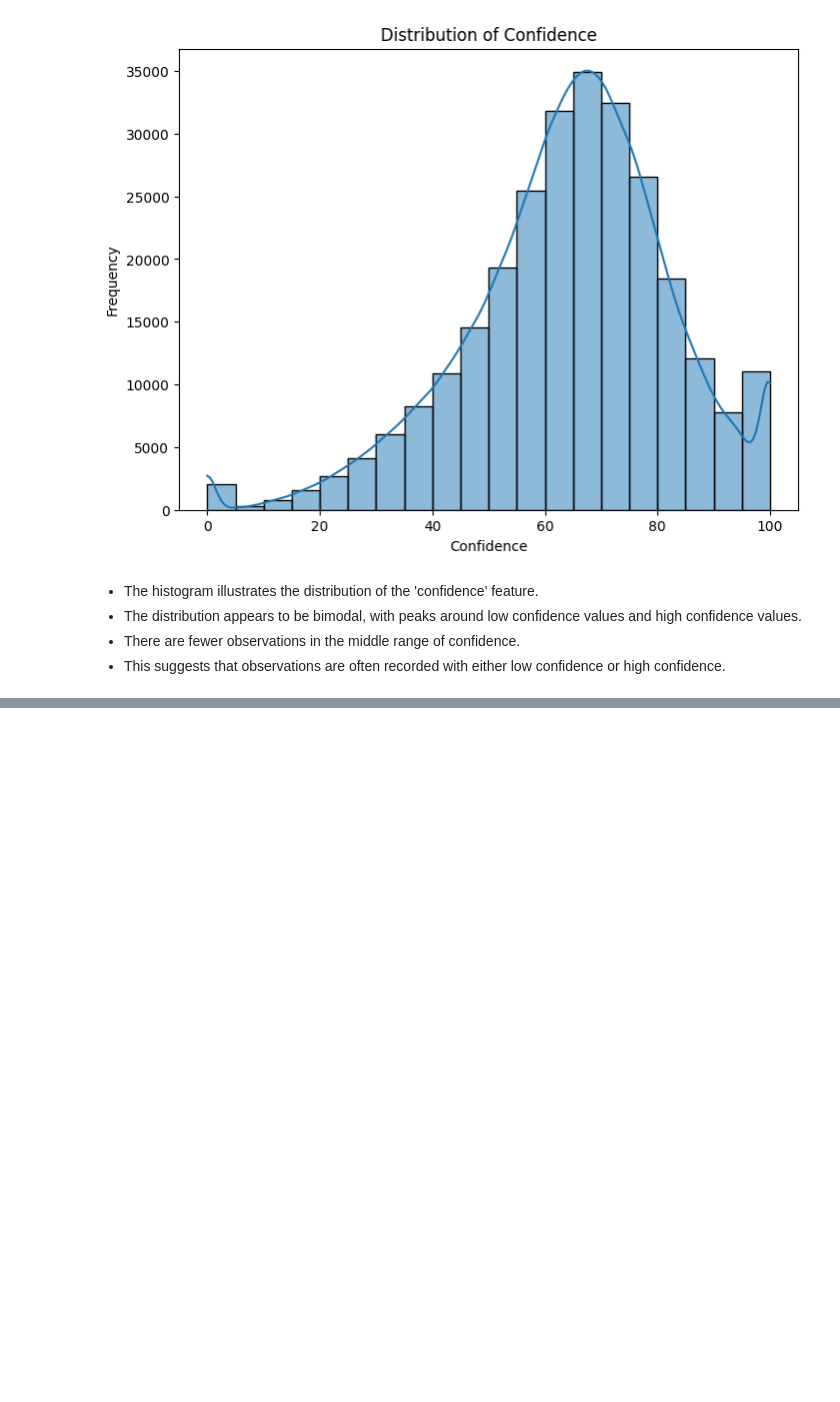
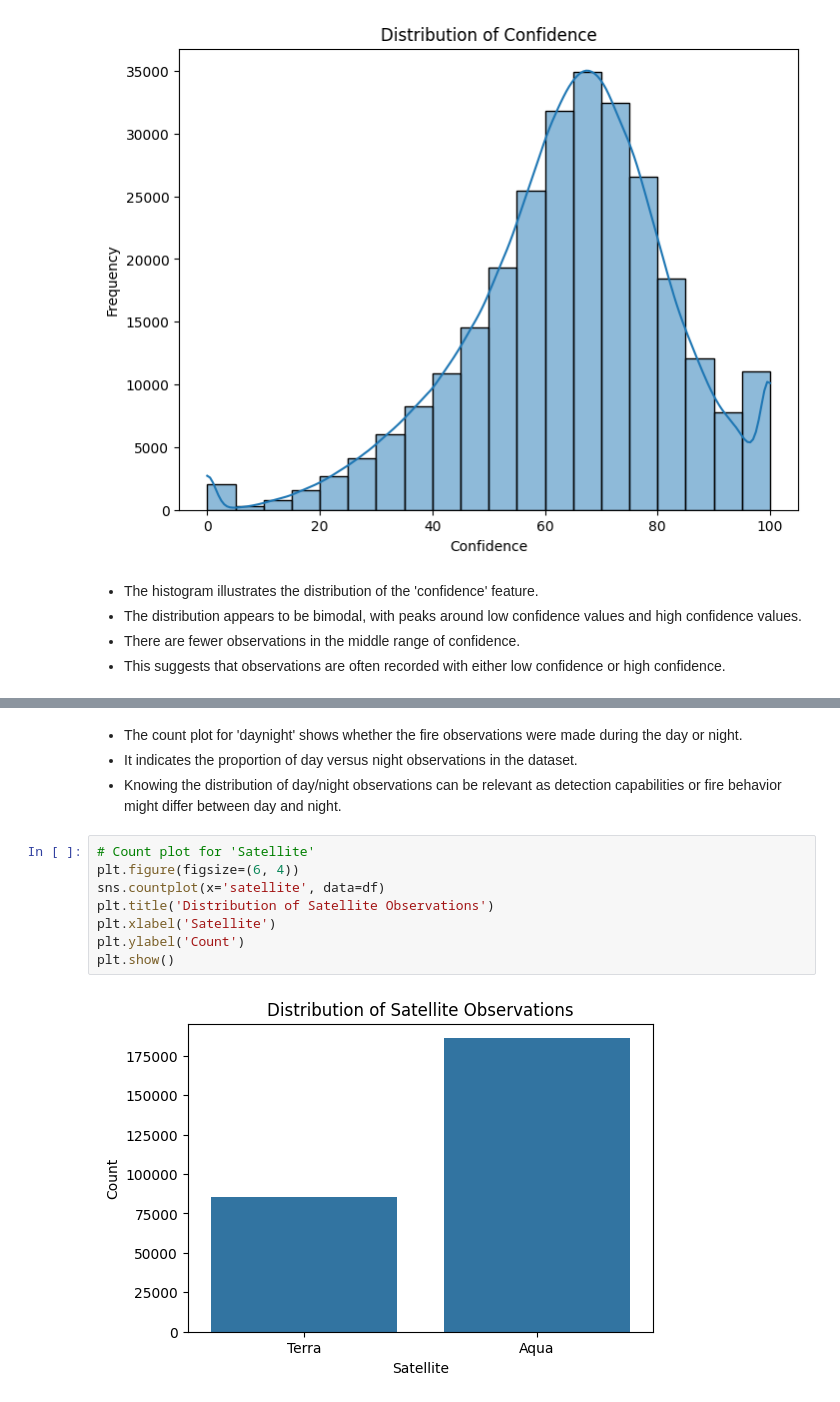
Before and after one commit to TechStackWizard/Fire_Detection, a Jupyter notebook: Classification_of_Fire_Types_in_India_Using_MODIS_Satellite_Data.ipynb, the cells around one changed output, grey strips where cells are left out. Drawn from its saved outputs; the diff is of its cells as text; blank space fills up the shorter version.

```diff
--- a/Classification_of_Fire_Types_in_India_Using_MODIS_Satellite_Data.ipynb
+++ b/Classification_of_Fire_Types_in_India_Using_MODIS_Satellite_Data.ipynb
@@ -267,0 +307,14 @@ plt.show()
+# %% [markdown]
+- The count plot for 'daynight' shows whether the fire observations were made during the day or night.
+- It indicates the proportion of day versus night observations in the dataset.
+- Knowing the distribution of day/night observations can be relevant as detection capabilities or fire behavior might differ between day and night.
+# %%
+# Count plot for 'Satellite'
+plt.figure(figsize=(6, 4))
+sns.countplot(x='satellite', data=df)
+plt.title('Distribution of Satellite Observations')
+plt.xlabel('Satellite')
+plt.ylabel('Count')
+plt.show()
+# %% [output]
+[figure, added]
```
Also changed, not shown: parts of 49 cells of this notebook, 1 other file.
